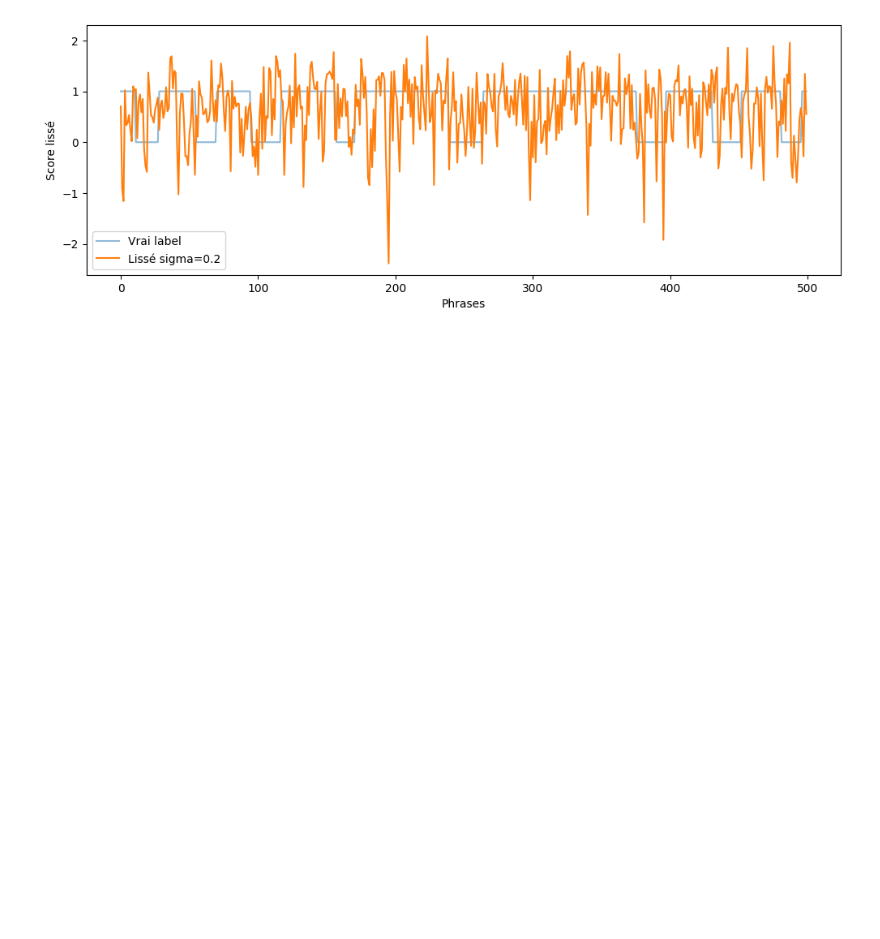
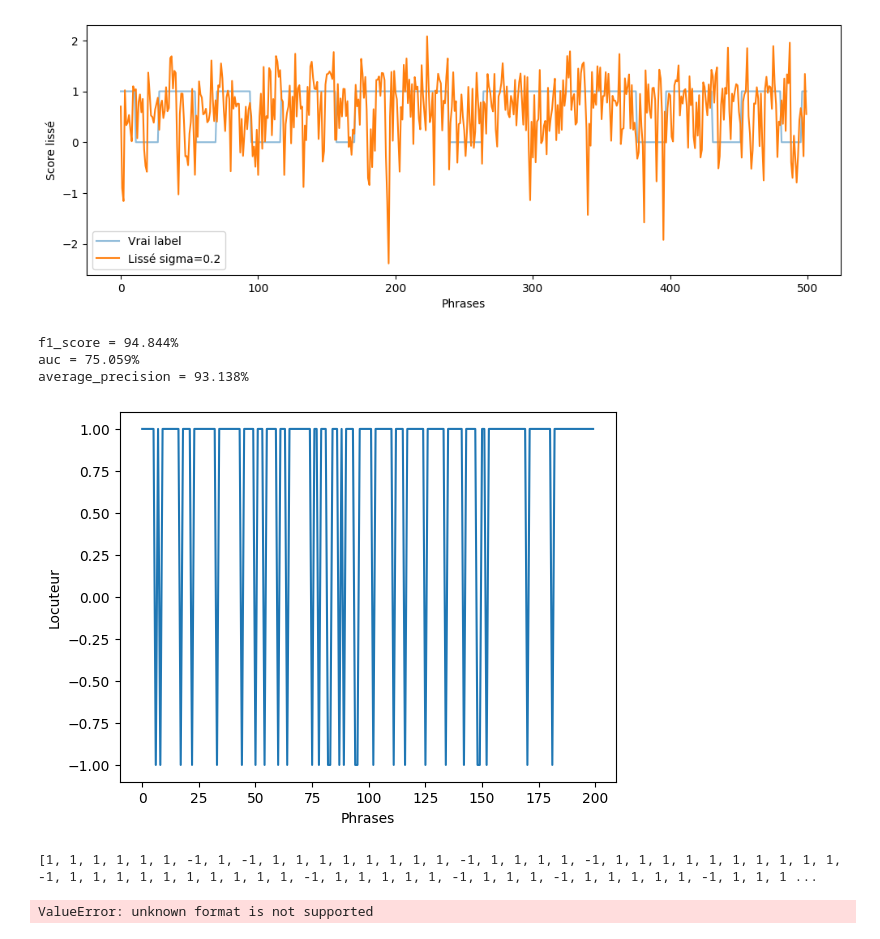
Before and after one commit to SharaineMALARVIJY/S2_Traitement_Automatique_de_la_Langues, a Jupyter notebook: Projet/test.ipynb, the cells around one changed output. Drawn from its saved outputs; the diff is of its cells as text; code cells hidden in the pictures; blank space fills up the shorter version.

```diff
--- a/Projet/test.ipynb
+++ b/Projet/test.ipynb
@@ -574,0 +613,77 @@ Résultats sur 10-Fold Cross-Validation avec lissage gaussien sigma=0.2:
+# %%
+data_path = "../datasets/"
+fname = data_path + "corpus.tache1.learn.utf8"
+alltxts, y = load_pres(fname)
+
+RANDOM_STATE = 42
+N_SPLIT = 5
+
+alltxts = preprocess(texts=alltxts)
+vectorizer = TfidfVectorizer(ngram_range=(1, 2), strip_accents=None, lowercase=False, preprocessor=None)
+X = vectorizer.fit_transform(alltxts)
+
+X_train, X_test, y_train, y_test = train_test_split(
+    X, y, train_size=0.8, random_state=RANDOM_STATE
+)
+
+
+clf = LinearSVC(class_weight='balanced', C= 0.95, random_state=RANDOM_STATE).fit(X_train, y_train)
+pred = clf.predict(X_test)
+
+average_precision = average_precision_score(y_test, pred)
+f1_score_ = f1_score(y_test, pred)
+auc = roc_auc_score(y_test, pred)
+
+print(f"f1_score = {f1_score_:.3%}")
+print(f"{auc = :.3%}")
+print(f"{average_precision = :.3%}")
+# %% [output]
+f1_score = 94.844%
+auc = 75.059%
+average_precision = 93.138%
+# %%
+### Graph de post-praitement
+from scipy.ndimage import gaussian_filter
+
+nb_graph_phrase = 200
+
+
+plt.figure()
+plt.plot(list(range(len(y_test[0:nb_graph_phrase]))), y_test[0:nb_graph_phrase])
+plt.xlabel("Phrases")
+plt.ylabel("Locuteur")
+plt.show()
+
+#condition, resultat_if, resultat_else
+
+mitt = 0.9
+chirac = 0.1
+arr = np.where(pred == -1, mitt, chirac)
+y_arr = np.where(y_test == -1, mitt, chirac)
+
+
+def gaussian_to_pred(arr):
+    return np.where(arr > 0.5, 0.9, 0.1)
+
+arr_pred = gaussian_to_pred(y_arr)
+
+print(y_test, arr_pred)
+average_precision = average_precision_score(y_arr, arr_pred)
+f1_score_ = f1_score(y_arr, arr_pred)
+auc = roc_auc_score(y_arr, arr_pred)
+
+plt.figure()
+plt.plot(list(range(len(y_test[0:nb_graph_phrase]))), arr[0:nb_graph_phrase])
+plt.xlabel("Phrases")
+plt.ylabel("Locuteur")
+plt.show()
+
+plt.figure()
+plt.plot(list(range(len(y_test[0:nb_graph_phrase]))), gaussian_filter(arr[0:nb_graph_phrase], sigma=1.25))
+plt.xlabel("Phrases")
+plt.ylabel("Locuteur")
+plt.show()
+# %% [output]
+[figure, added]
+[1, 1, 1, 1, 1, 1, -1, 1, -1, 1, 1, 1, 1, 1, 1, 1, 1, -1, 1, 1, 1, 1, -1, 1, 1, 1, 1, 1, 1, 1, 1, 1, 1, -1, 1, 1, 1, 1, 1, 1, 1, 1, 1, 1, -1, 1, 1, 1, 1, 1, -1, 1, 1, 1, -1, 1, 1, 1, 1, 1, -1, 1, 1, 1 ...
+ValueError: unknown format is not supported
```
Also changed, not shown: parts of 3 cells of this notebook, 3 other files.
